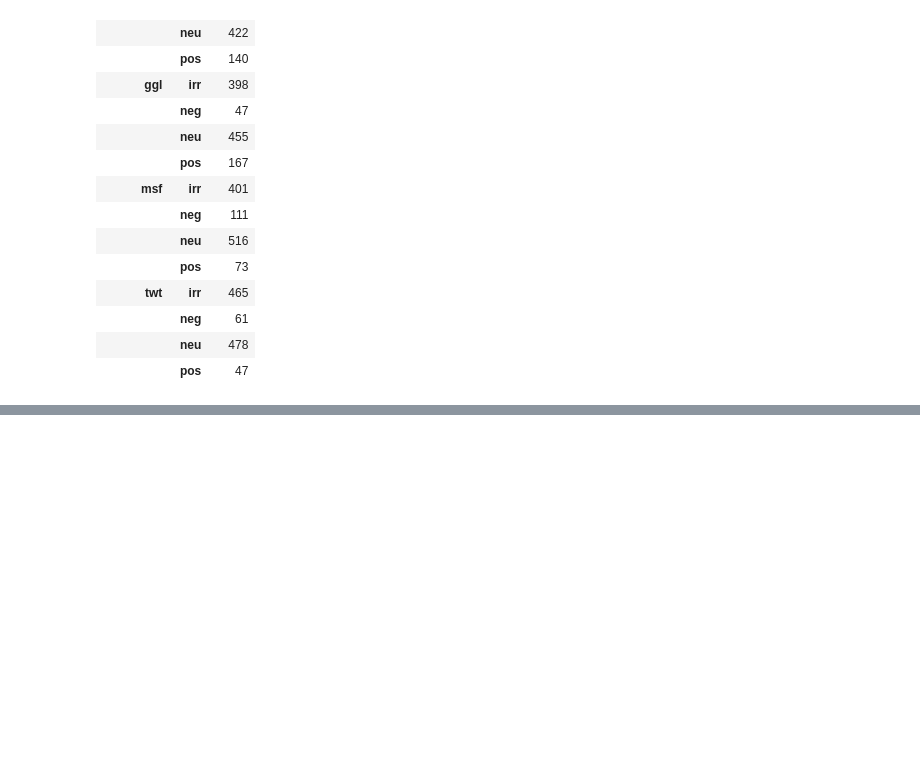
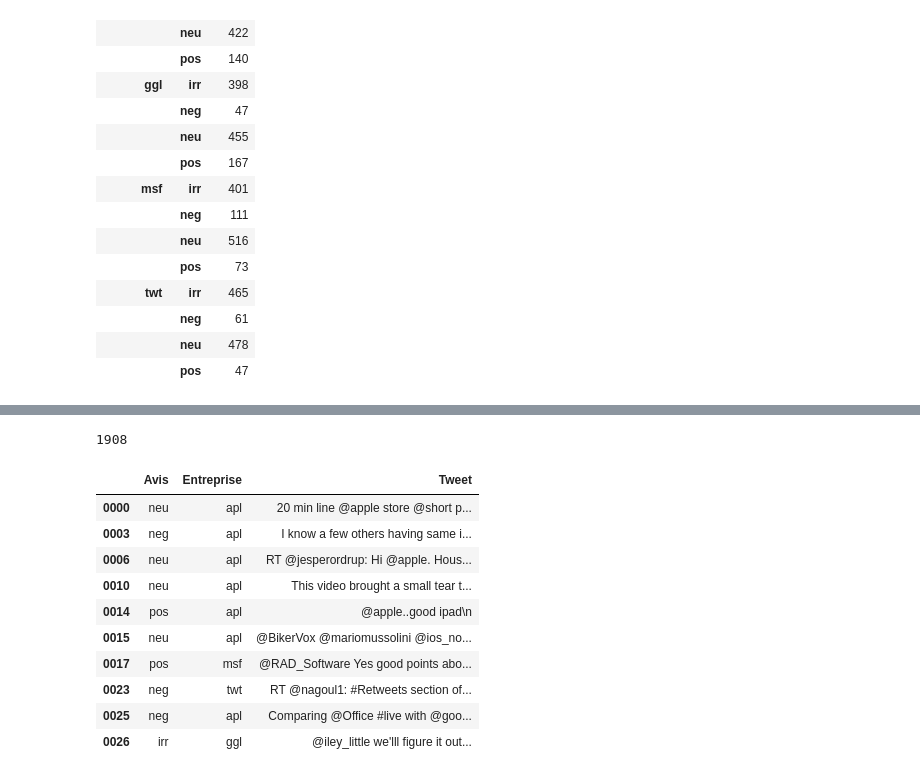
Before and after one commit to al-one-zero/extraction, a Jupyter notebook: notebooks/oussama.ipynb, the cells around one changed output, grey strips where cells are left out. Saved outputs shown, nothing was run; the diff lists cells and outputs as text; code cells hidden in the pictures; blank space fills up the shorter version.

```diff
--- a/notebooks/oussama.ipynb
+++ b/notebooks/oussama.ipynb
@@ -75,0 +96,17 @@ df.groupby(by=["Entreprise", "Avis"]).count()
+# %%
+df_with_mentions = df[df.Tweet.str.contains("@")]
+print(len(df_with_mentions))
+df_with_mentions.head(10)
+# %% [output]
+1908
+|  | Avis | Entreprise | Tweet |
+| 0000 | neu | apl | 20 min line @apple store @short p... |
+| 0003 | neg | apl | I know a few others having same i... |
+| 0006 | neu | apl | RT @jesperordrup: Hi @apple. Hous... |
+| 0010 | neu | apl | This video brought a small tear t... |
+| 0014 | pos | apl | @apple..good ipad\n |
+| 0015 | neu | apl | @BikerVox @mariomussolini @ios_no... |
+| 0017 | pos | msf | @RAD_Software Yes good points abo... |
+| 0023 | neg | twt | RT @nagoul1: #Retweets section of... |
+| 0025 | neg | apl | Comparing @Office #live with @goo... |
+| 0026 | irr | ggl | @iley_little we'lll figure it out... |
```
Also changed, not shown: parts of 12 cells of this notebook, 1 other file.
